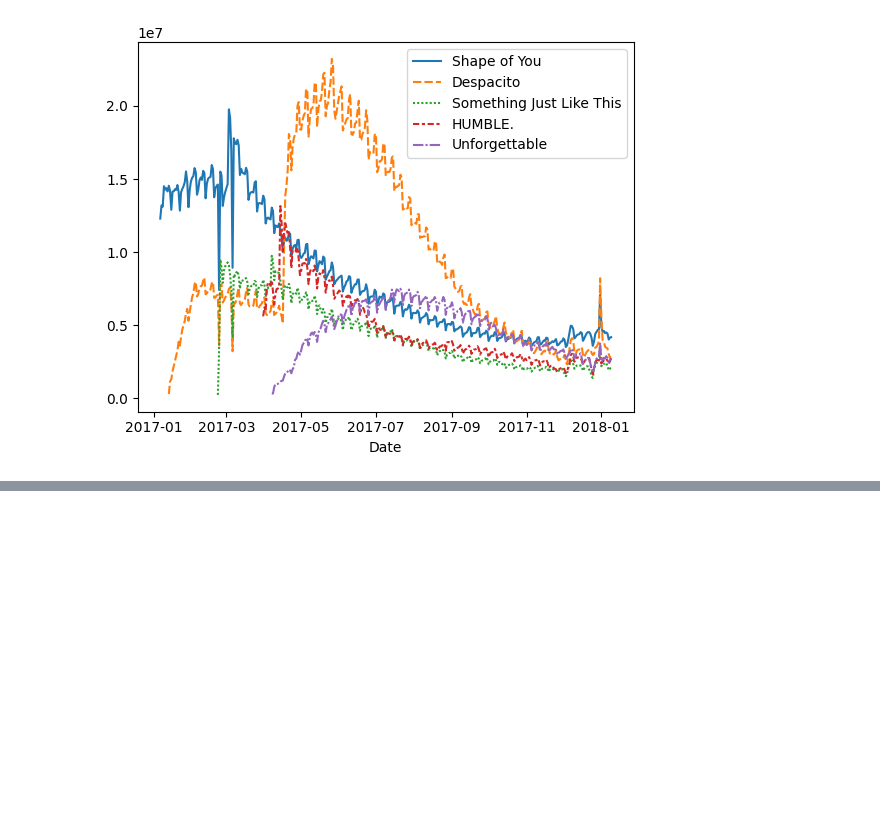
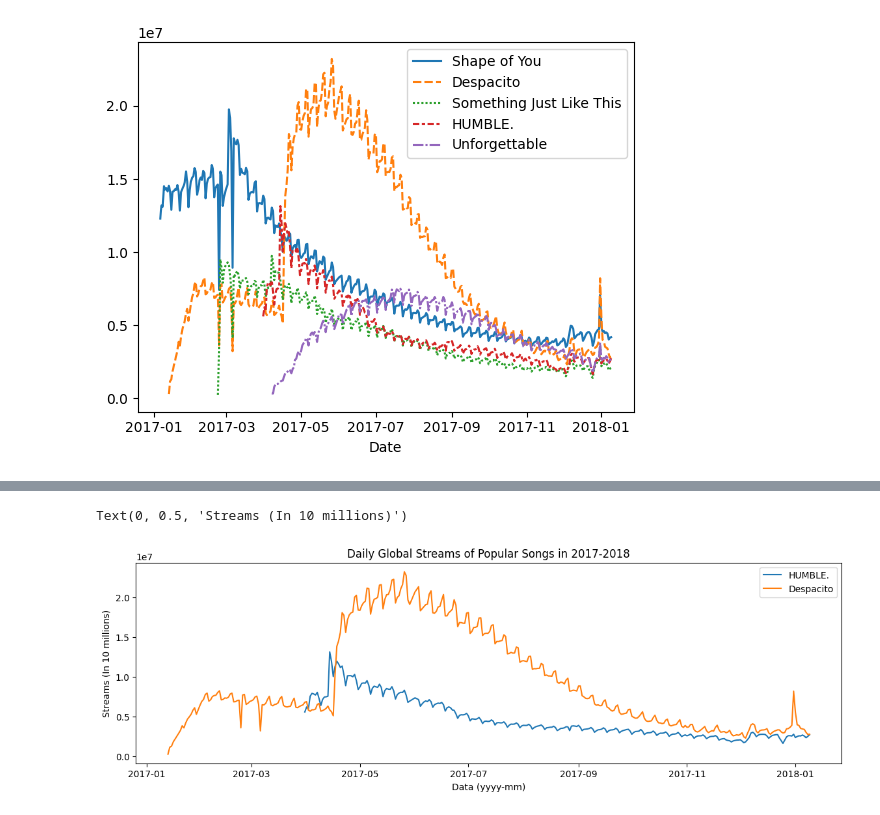
Before and after one commit to Rengeten1/Data-visualization, a Jupyter notebook: line_charts.ipynb, the cells around one changed output, grey strips where cells are left out. Cells and saved outputs as stored; diff of their text form; code cells hidden in the pictures; blank space fills up the shorter version.

```diff
--- a/line_charts.ipynb
+++ b/line_charts.ipynb
@@ -37,0 +68,15 @@ sns.lineplot(data=spotify_data)
+# %%
+plt.figure(figsize=(14,4))
+
+plt.title('Daily Global Streams of Popular Songs in 2017-2018')
+
+sns.lineplot(data=spotify_data['HUMBLE.'], label = 'HUMBLE.')
+
+sns.lineplot(data=spotify_data['Despacito'], label = 'Despacito')
+
+plt.xlabel('Data (yyyy-mm)')
+
+plt.ylabel('Streams (In 10 millions)')
+# %% [output]
+Text(0, 0.5, 'Streams (In 10 millions)')
+[figure, added]
```
Also changed, not shown: parts of 3 cells of this notebook.
